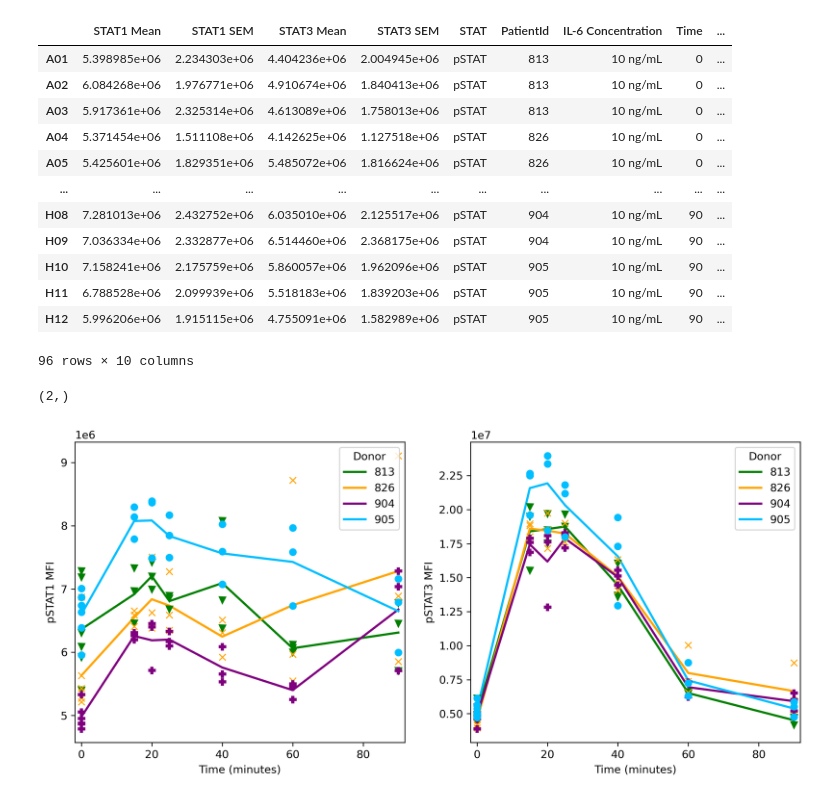
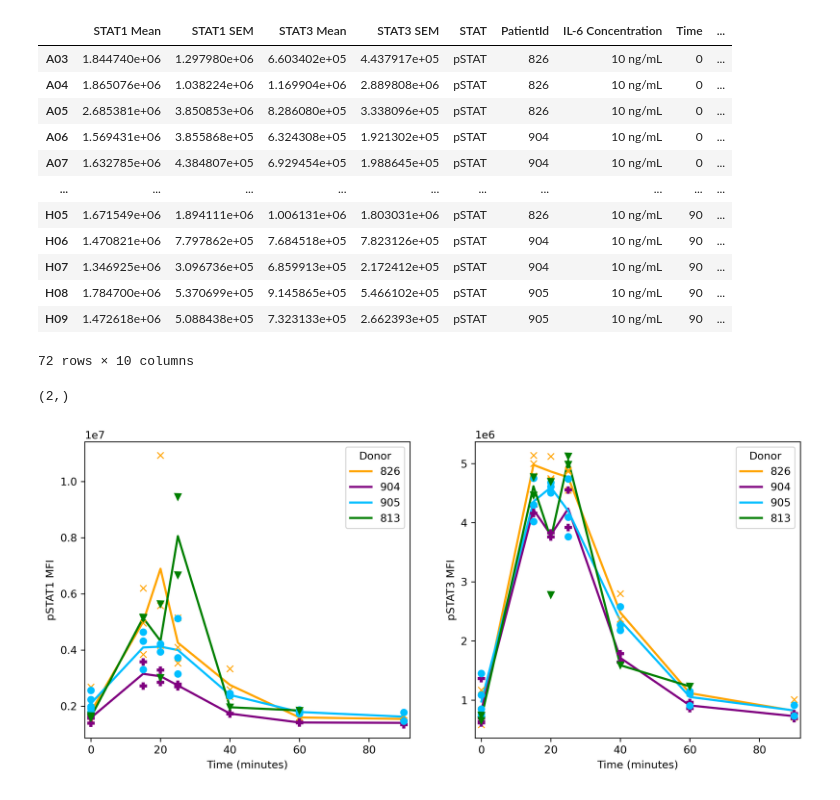
Before and after one commit to LarkinIt/visIF, a Jupyter notebook: code/hardcoded_visualization.ipynb, the cells around one changed output. Cells and saved outputs as stored; diff of their text form; code cells hidden in the pictures.

Commit message:
11132025  IL6 Stim Timecourse plot

```diff
--- a/code/hardcoded_visualization.ipynb
+++ b/code/hardcoded_visualization.ipynb
@@ -6,7 +6,7 @@ import seaborn as sns
 
 JAK_INHIBITORS = False
 
-data_dir = "../data/11112025_IF_scan"
+data_dir = "../data/11132025_IF_scan"
 if_data_files = ["Cell.csv"]
 
 columns = ["WellId", "CircTotalIntenCh2", "CircTotalIntenCh3"]
@@ -29,16 +29,16 @@ row_to_t_pts = {
 column_to_patient = {
 	1:813,
 	2:813,
-	3:813,
+	3:826,
 	4:826,
 	5:826,
-	6:826,
+	6:904,
 	7:904,
-	8:904,
-	9:904,
+	8:905,
+	9:905,
 	10:905,
-	11:905,
-	12:905
+	#11:905,
+	#12:905
 }
 
 row_to_replicate = {
@@ -55,16 +55,16 @@ row_to_replicate = {
 column_to_replicate = {
 	1:1,
 	2:2,
-	3:3,
-	4:1,
-	5:2,
-	6:3,
-	7:1,
-	8:2,
-	9:3,
-	10:1,
-	11:2,
-	12:3
+	3:1,
+	4:2,
+	5:3,
+	6:1,
+	7:2,
+	8:1,
+	9:2,
+	10:3,
+	#11:2,
+	#12:3
 }
 # %%
 dfs = []
@@ -76,45 +76,51 @@ for fname in if_data_files:
 	stat1_sems = df.groupby("WellId")["CircTotalIntenCh2"].std()
 	stat3_means = df.groupby("WellId")["CircTotalIntenCh3"].mean()
 	stat3_sems = df.groupby("WellId")["CircTotalIntenCh3"].std()
 
 	stat_df = pd.concat([stat1_means, stat1_sems, stat3_means, stat3_sems], axis=1)
 	stat_df.columns = ["STAT1 Mean", "STAT1 SEM", "STAT3 Mean", "STAT3 SEM"]
 	stat_df.index = [x.strip() for x in stat_df.index]
 	# Assign various characteristics based on wells using the dictionaries above
 	rows = [x.strip()[0] for x in stat_df.index.values]
 	cols = [int(x.strip()[1:]) for x in stat_df.index.values]
 	stat_df["STAT"] = [column_to_stain[x] for x in cols]
 	stat_df["PatientId"] = [column_to_patient[x] for x in cols]
 	stat_df["IL-6 Concentration"] = ["10 ng/mL" for x in cols]
 	stat_df["Time"] = [row_to_t_pts[x] for x in rows]
 	stat_df["Replicate"] = [column_to_replicate[x] for x in cols]
 	stat_df["Date"] = data_dir.split("/")[-1]
+
+
+	###############################################
+	#### ADD IN SPECIAL OVERRIDES IF NECESSARY ####
+	stat_df.loc["F01", "Time"] = 60
+
 	display(stat_df)
 	stat_df.to_csv(f"{data_dir.split('/')[-1]}.csv")
 	dfs.append(stat_df)
 
 patient_to_marker = {
 	617:"s",
 	626:"*",
 	813:"v",
 	826:"X",
 	904:"P",
 	905:"o"
 }
 # %% [output]
 |  | STAT1 Mean | STAT1 SEM | STAT3 Mean | STAT3 SEM | STAT | PatientId | IL-6 Concentration | Time | ... |
-| A01 | 5.398985e+06 | 2.234303e+06 | 4.404236e+06 | 2.004945e+06 | pSTAT | 813 | 10 ng/mL | 0 | ... |
-| A02 | 6.084268e+06 | 1.976771e+06 | 4.910674e+06 | 1.840413e+06 | pSTAT | 813 | 10 ng/mL | 0 | ... |
-| A03 | 5.917361e+06 | 2.325314e+06 | 4.613089e+06 | 1.758013e+06 | pSTAT | 813 | 10 ng/mL | 0 | ... |
-| A04 | 5.371454e+06 | 1.511108e+06 | 4.142625e+06 | 1.127518e+06 | pSTAT | 826 | 10 ng/mL | 0 | ... |
-| A05 | 5.425601e+06 | 1.829351e+06 | 5.485072e+06 | 1.816624e+06 | pSTAT | 826 | 10 ng/mL | 0 | ... |
+| A03 | 1.844740e+06 | 1.297980e+06 | 6.603402e+05 | 4.437917e+05 | pSTAT | 826 | 10 ng/mL | 0 | ... |
+| A04 | 1.865076e+06 | 1.038224e+06 | 1.169904e+06 | 2.889808e+06 | pSTAT | 826 | 10 ng/mL | 0 | ... |
+| A05 | 2.685381e+06 | 3.850853e+06 | 8.286080e+05 | 3.338096e+05 | pSTAT | 826 | 10 ng/mL | 0 | ... |
+| A06 | 1.569431e+06 | 3.855868e+05 | 6.324308e+05 | 1.921302e+05 | pSTAT | 904 | 10 ng/mL | 0 | ... |
+| A07 | 1.632785e+06 | 4.384807e+05 | 6.929454e+05 | 1.988645e+05 | pSTAT | 904 | 10 ng/mL | 0 | ... |
 | ... | ... | ... | ... | ... | ... | ... | ... | ... | ... |
-| H08 | 7.281013e+06 | 2.432752e+06 | 6.035010e+06 | 2.125517e+06 | pSTAT | 904 | 10 ng/mL | 90 | ... |
-| H09 | 7.036334e+06 | 2.332877e+06 | 6.514460e+06 | 2.368175e+06 | pSTAT | 904 | 10 ng/mL | 90 | ... |
-| H10 | 7.158241e+06 | 2.175759e+06 | 5.860057e+06 | 1.962096e+06 | pSTAT | 905 | 10 ng/mL | 90 | ... |
-| H11 | 6.788528e+06 | 2.099939e+06 | 5.518183e+06 | 1.839203e+06 | pSTAT | 905 | 10 ng/mL | 90 | ... |
-| H12 | 5.996206e+06 | 1.915115e+06 | 4.755091e+06 | 1.582989e+06 | pSTAT | 905 | 10 ng/mL | 90 | ... |
+| H05 | 1.671549e+06 | 1.894111e+06 | 1.006131e+06 | 1.803031e+06 | pSTAT | 826 | 10 ng/mL | 90 | ... |
+| H06 | 1.470821e+06 | 7.797862e+05 | 7.684518e+05 | 7.823126e+05 | pSTAT | 904 | 10 ng/mL | 90 | ... |
+| H07 | 1.346925e+06 | 3.096736e+05 | 6.859913e+05 | 2.172412e+05 | pSTAT | 904 | 10 ng/mL | 90 | ... |
+| H08 | 1.784700e+06 | 5.370699e+05 | 9.145865e+05 | 5.466102e+05 | pSTAT | 905 | 10 ng/mL | 90 | ... |
+| H09 | 1.472618e+06 | 5.088438e+05 | 7.323133e+05 | 2.662393e+05 | pSTAT | 905 | 10 ng/mL | 90 | ... |
-96 rows × 10 columns
+72 rows × 10 columns
 # %%
 import random
 
@@ -206,4 +212,4 @@ for pat in df["PatientId"].unique():
 	#stat3_ax.set_xlim(right=62)
 # %% [output]
 (2,)
-[figure, old version]
+[figure, new version]
```
